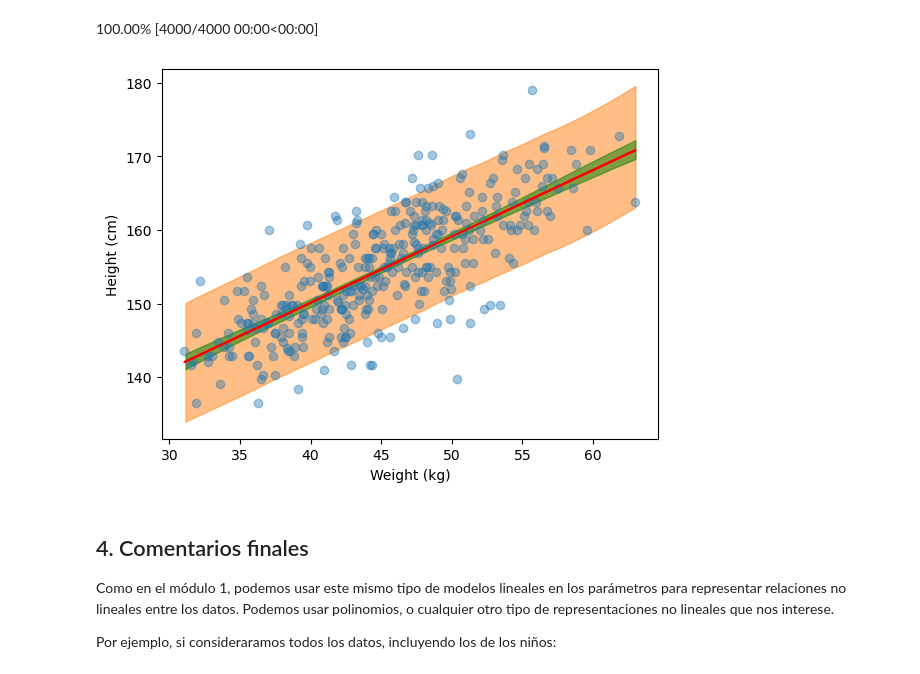
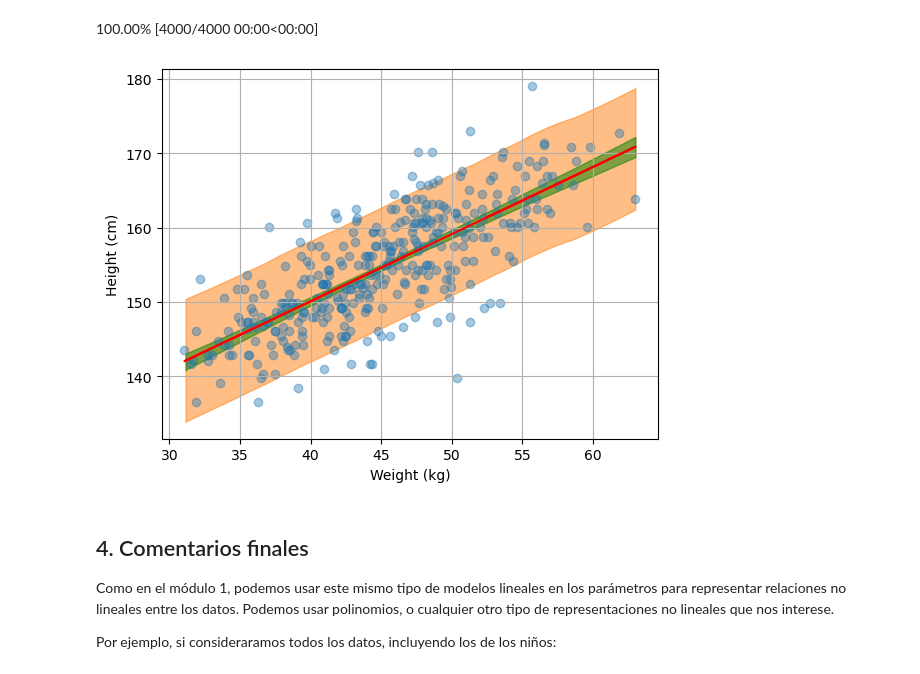
Before and after one commit to diego-mercadoc/mebo2023, a Jupyter notebook: modulo3/tema8/1-modelos-regresion-lineal.ipynb, the cells around one changed output. Cells and saved outputs as stored; diff of their text form; code cells hidden in the pictures.

```diff
--- a/modulo3/tema8/1-modelos-regresion-lineal.ipynb
+++ b/modulo3/tema8/1-modelos-regresion-lineal.ipynb
@@ -465,16 +522,15 @@ Lo primero que podríamos hacer es tomar el promedio de las muestras de $\alpha$
 # %%
 # Relación promedio
+a_mean = height_pred_idata.posterior["a"].mean().item(0)
+b_mean = height_pred_idata.posterior["b"].mean().item(0)
+mu_mean = a_mean + b_mean * (weight - w_bar)
 plt.scatter(
     adult_height_data["weight"],
     adult_height_data["height"]
 )
 plt.plot(
     adult_height_data["weight"],
-    idata.posterior["alpha"].mean().item(0)
-    + idata.posterior["beta"].mean().item(0) * (
-        adult_height_data["weight"].values
-        - adult_height_data["weight"].mean()
-    ),
+    mu_mean,
     'k'
 )
 plt.xlabel("Weight (kg)")
@@ -487,6 +543,6 @@ Esta relación promedio (al tratarse el modelo de una normal) no es más que la
 
 Sin embargo, a esto le podemos añadir la incertidumbre alrededor de la media, graficando algunas líneas muestreadas de la posterior:
 # %%
-posterior_df = idata.posterior.to_dataframe()
+posterior_df = height_pred_idata.posterior.to_dataframe()
 posterior_df.head()
 # %% [output]
@@ -501,7 +561,7 @@ posterior_df.head()
 # Algunas muestras de la posterior
 samples = np.random.randint(low=0, high=4000, size=500)
 sampled_post = posterior_df.iloc[samples]
-post_mu = sampled_post["alpha"].values + sampled_post["beta"].values * (
+post_mu = sampled_post["a"].values + sampled_post["b"].values * (
     adult_height_data["weight"].values.reshape(-1, 1)
     - adult_height_data["weight"].mean()
 )
@@ -509,15 +569,11 @@ plt.plot(
     adult_height_data["weight"],
     post_mu,
     'k',
-    alpha=0.4
+    alpha=0.1
 )
 plt.plot(
     adult_height_data["weight"],
-    idata.posterior["alpha"].mean().item(0)
-    + idata.posterior["beta"].mean().item(0) * (
-        adult_height_data["weight"].values
-        - adult_height_data["weight"].mean()
-    ),
+    mu_mean,
     'r'
 )
 plt.scatter(
@@ -559,47 +625,44 @@ y aunque hasta ahora solo hemos hablado de $\mu$, la variación fuera del promed
 
 Primero, generamos las muestras de predicción. Como antes, podríamos hacerlo a mano, pero pymc lo puede hacer por nosotros:
 # %%
-# Generam
-with height_predictive_model:
-    height_pred = pm.sample_posterior_predictive(idata)
+# Generamos muestras predictivas de la posterior
+with height_model_predictive:
+    height_pred = pm.sample_posterior_predictive(height_pred_idata)
 # %% [output]
 Sampling: [height]
 100.00% [4000/4000 00:00<00:00]
 # %%
 # Intervalo de credibilidad de la altura
 az.plot_hdi(
     adult_height_data["weight"],
     height_pred.posterior_predictive["height"],
     hdi_prob=0.89
 )
 # Intervalo de credibilidad de la altura promedio
 az.plot_hdi(
     adult_height_data["weight"],
     post_mu.T,
     hdi_prob=0.89,
     color="g"
 )
 # Línea promedio
 plt.plot(
     adult_height_data["weight"],
-    idata.posterior["alpha"].mean().item(0)
-    + idata.posterior["beta"].mean().item(0) * (
-        adult_height_data["weight"].values
-        - adult_height_data["weight"].mean()
-    ),
+    mu_mean,
     'r'
 )
 # Nube de puntos
 plt.scatter(
     adult_height_data["weight"],
     adult_height_data["height"],
     alpha=0.4
 )
+plt.grid()
 plt.xlabel("Weight (kg)")
 plt.ylabel("Height (cm)")
 plt.show()
 # %% [output]
-[figure, old version]
+[figure, new version]
 # %% [markdown]
 ## 4. Comentarios finales
 
```
Also changed, not shown: parts of 33 cells of this notebook.
